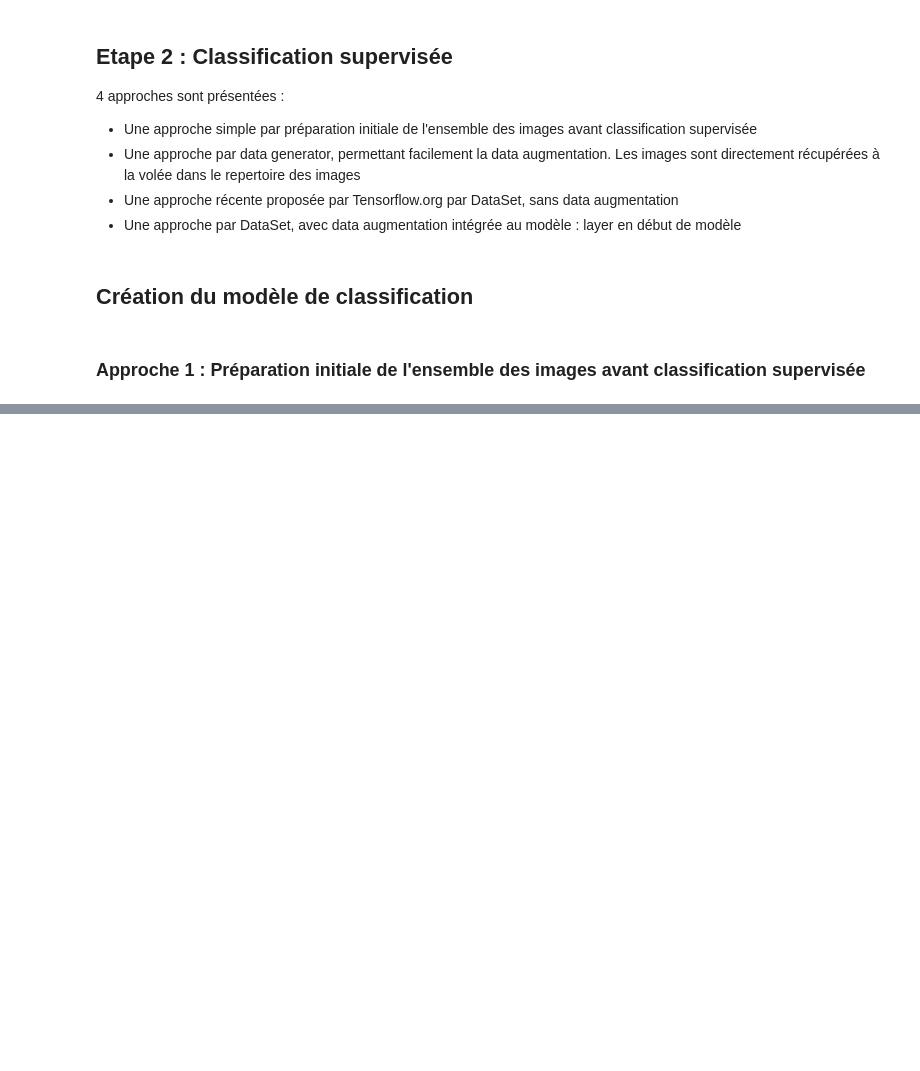
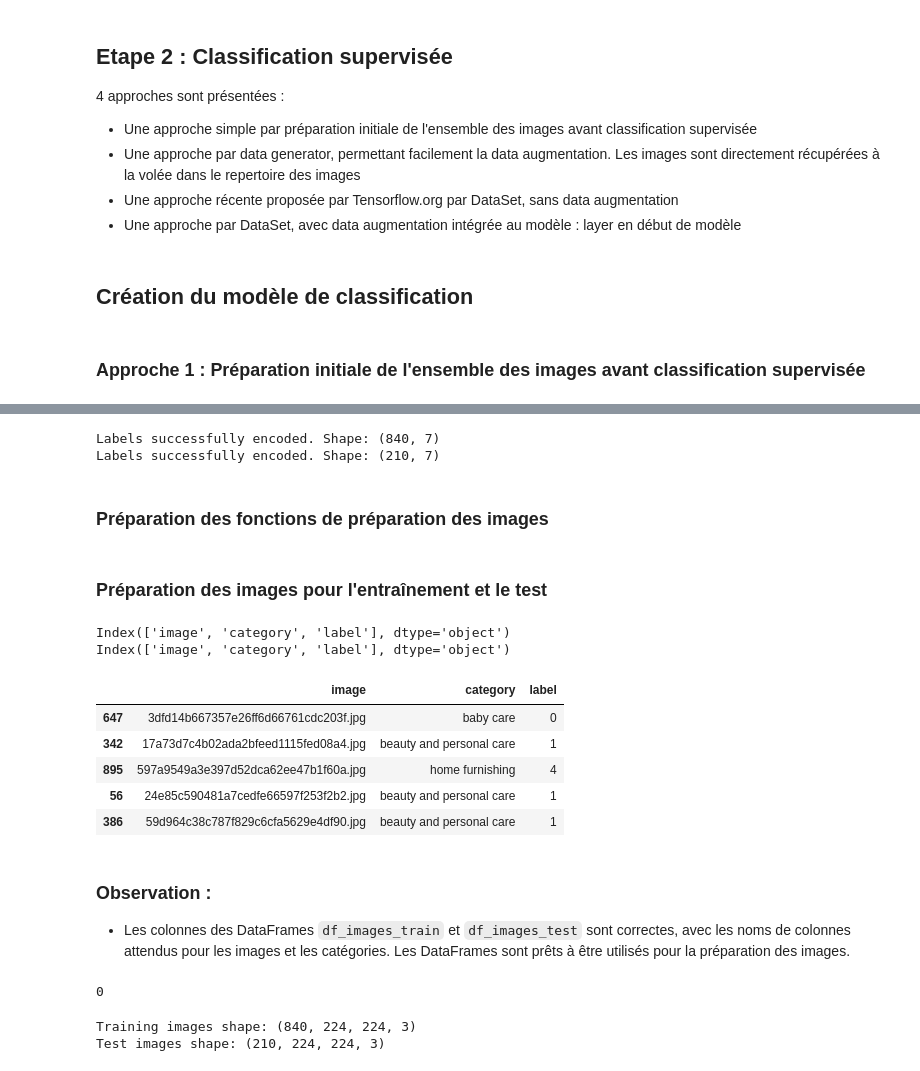
Before and after one commit to preudh/OC_IA_P6_automatically_classify_consumer_goods, a Jupyter notebook: notebooks/P6_02_Preudhomme_Patrice_3_CNN_Transfer_Learning_Stage_2_supervised_classification.ipynb, the cells around one changed output, grey strips where cells are left out. Saved outputs shown, nothing was run; the diff lists cells and outputs as text; code cells hidden in the pictures; blank space fills up the shorter version.

Commit message:
CNN stage 2 train model

```diff
--- a/notebooks/P6_02_Preudhomme_Patrice_3_CNN_Transfer_Learning_Stage_2_supervised_classification.ipynb
+++ b/notebooks/P6_02_Preudhomme_Patrice_3_CNN_Transfer_Learning_Stage_2_supervised_classification.ipynb
@@ -954,0 +912,9 @@ NameError: name 'df_images_test' is not defined
+# %%
+from sklearn.model_selection import train_test_split
+
+# Ensure we split the dataset into training (80%) and test (20%) sets
+df_images_train, df_images_test = train_test_split(df_images, test_size=0.2, random_state=42, stratify=df_images['category'])
+
+# Check the size of the training and test sets
+print(f"Training set shape: {df_images_train.shape}")
+print(f"Test set shape: {df_images_test.shape}")
@@ -954,0 +960,22 @@ NameError: name 'df_images_test' is not defined
+# %%
+from keras.utils import to_categorical
+
+# Function to check label encoding
+def check_label_encoding(df_images):
+    labels = df_images['label']
+
+    # Convert to categorical and check
+    try:
+        y_encoded = to_categorical(labels)
+        print(f"Labels successfully encoded. Shape: {y_encoded.shape}")
+    except Exception as e:
+        print(f"Error in label encoding: {e}")
+
+# Run the check on training and test labels
+check_label_encoding(df_images_train)
+check_label_encoding(df_images_test)
+# %% [output]
+Labels successfully encoded. Shape: (840, 7)
+Labels successfully encoded. Shape: (210, 7)
+# %% [markdown]
+### Préparation des fonctions de préparation des images
@@ -954,0 +1019,27 @@ NameError: name 'df_images_test' is not defined
+# %% [markdown]
+### Préparation des images pour l'entraînement et le test
+# %%
+# Verify the columns in the training and test DataFrames
+print(df_images_train.columns)
+print(df_images_test.columns)
+# %% [output]
+Index(['image', 'category', 'label'], dtype='object')
+Index(['image', 'category', 'label'], dtype='object')
+# %%
+df_images_train.head()
+df_images_test.head()
+# %% [output]
+|  | image | category | label |
+| 647 | 3dfd14b667357e26ff6d66761cdc203f.jpg | baby care | 0 |
+| 342 | 17a73d7c4b02ada2bfeed1115fed08a4.jpg | beauty and personal care | 1 |
+| 895 | 597a9549a3e397d52dca62ee47b1f60a.jpg | home furnishing | 4 |
+| 56 | 24e85c590481a7cedfe66597f253f2b2.jpg | beauty and personal care | 1 |
+| 386 | 59d964c38c787f829c6cfa5629e4df90.jpg | beauty and personal care | 1 |
+# %% [markdown]
+### Observation :
+- Les colonnes des DataFrames `df_images_train` et `df_images_test` sont correctes, avec les noms de colonnes attendus pour les images et les catégories. Les DataFrames sont prêts à être utilisés pour la préparation des images.
+# %%
+# Check for any missing values in the 'image' column
+df_images_train['image'].isnull().sum()
+# %% [output]
+0
@@ -954,0 +1049,11 @@ NameError: name 'df_images_test' is not defined
+# %%
+# Prepare the training images using the image preparation function
+images_np_train = image_prep_fct(df_images_train)
+print(f"Training images shape: {images_np_train.shape}")
+
+# Prepare the test images in a similar way
+images_np_test = image_prep_fct(df_images_test)
+print(f"Test images shape: {images_np_test.shape}")
+# %% [output]
+Training images shape: (840, 224, 224, 3)
+Test images shape: (210, 224, 224, 3)
```
Also changed, not shown: parts of 25 cells of this notebook.
